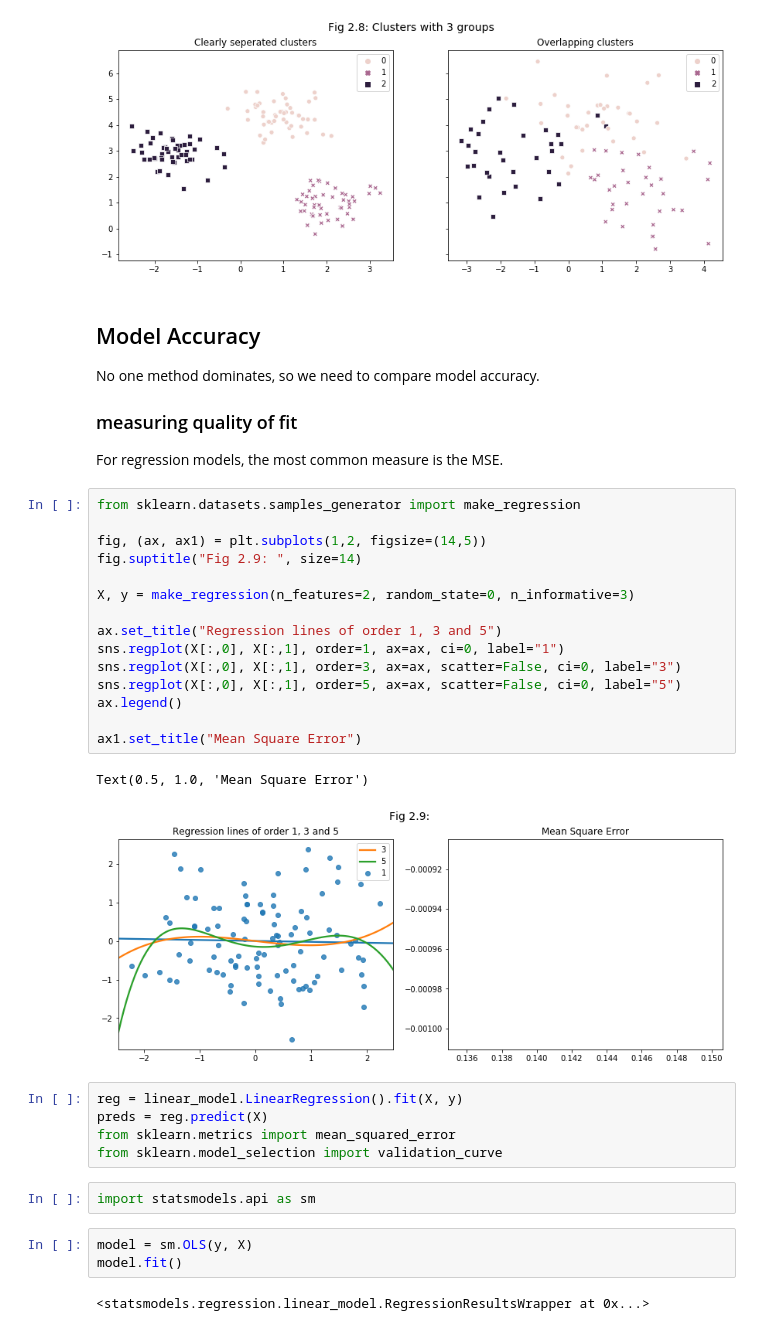
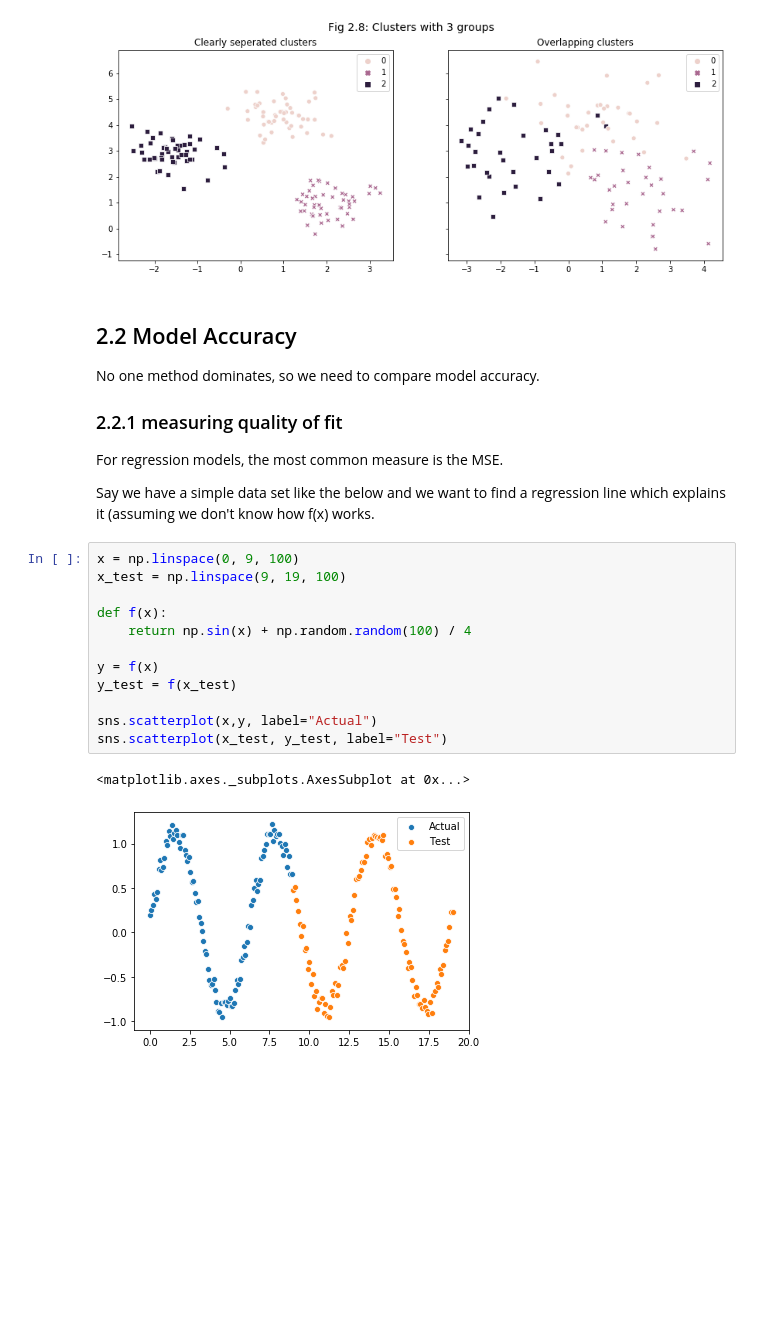
Before and after one commit to khalido/ISLR, a Jupyter notebook: python/ch_2.ipynb, the cells around one changed output. Saved outputs shown, nothing was run; the diff lists cells and outputs as text; blank space fills up the shorter version.

```diff
--- a/python/ch_2.ipynb
+++ b/python/ch_2.ipynb
@@ -128,40 +128,27 @@ sns.scatterplot(X[:,0], X[:,1], hue=color, style=color, ax=ax1);
 # %% [output]
 [figure]
 # %% [markdown]
-## Model Accuracy
+## 2.2 Model Accuracy
 
 No one method dominates, so we need to compare model accuracy.
 
-### measuring quality of fit
+### 2.2.1 measuring quality of fit
 
 For regression models, the most common measure is the MSE.
+
+Say we have a simple data set like the below and we want to find a regression line which explains it (assuming we don't know how f(x) works.
-# %%
-from sklearn.datasets.samples_generator import make_regression
-
-fig, (ax, ax1) = plt.subplots(1,2, figsize=(14,5))
-fig.suptitle("Fig 2.9: ", size=14)
-
-X, y = make_regression(n_features=2, random_state=0, n_informative=3)
-
-ax.set_title("Regression lines of order 1, 3 and 5")
-sns.regplot(X[:,0], X[:,1], order=1, ax=ax, ci=0, label="1")
-sns.regplot(X[:,0], X[:,1], order=3, ax=ax, scatter=False, ci=0, label="3")
-sns.regplot(X[:,0], X[:,1], order=5, ax=ax, scatter=False, ci=0, label="5")
-ax.legend()
-
-ax1.set_title("Mean Square Error")
-# %% [output]
-Text(0.5, 1.0, 'Mean Square Error')
-[figure, removed]
-# %%
-reg = linear_model.LinearRegression().fit(X, y)
-preds = reg.predict(X)
-from sklearn.metrics import mean_squared_error
-from sklearn.model_selection import validation_curve
-# %%
-import statsmodels.api as sm
-# %%
-model = sm.OLS(y, X)
-model.fit()
-# %% [output]
-<statsmodels.regression.linear_model.RegressionResultsWrapper at 0x...>
+# %%
+x = np.linspace(0, 9, 100)
+x_test = np.linspace(9, 19, 100)
+
+def f(x):
+    return np.sin(x) + np.random.random(100) / 4
+
+y = f(x)
+y_test = f(x_test)
+
+sns.scatterplot(x,y, label="Actual")
+sns.scatterplot(x_test, y_test, label="Test")
+# %% [output]
+<matplotlib.axes._subplots.AxesSubplot at 0x...>
+[figure, added]
```
Also changed, not shown: parts of 46 cells of this notebook, 2 other files.
